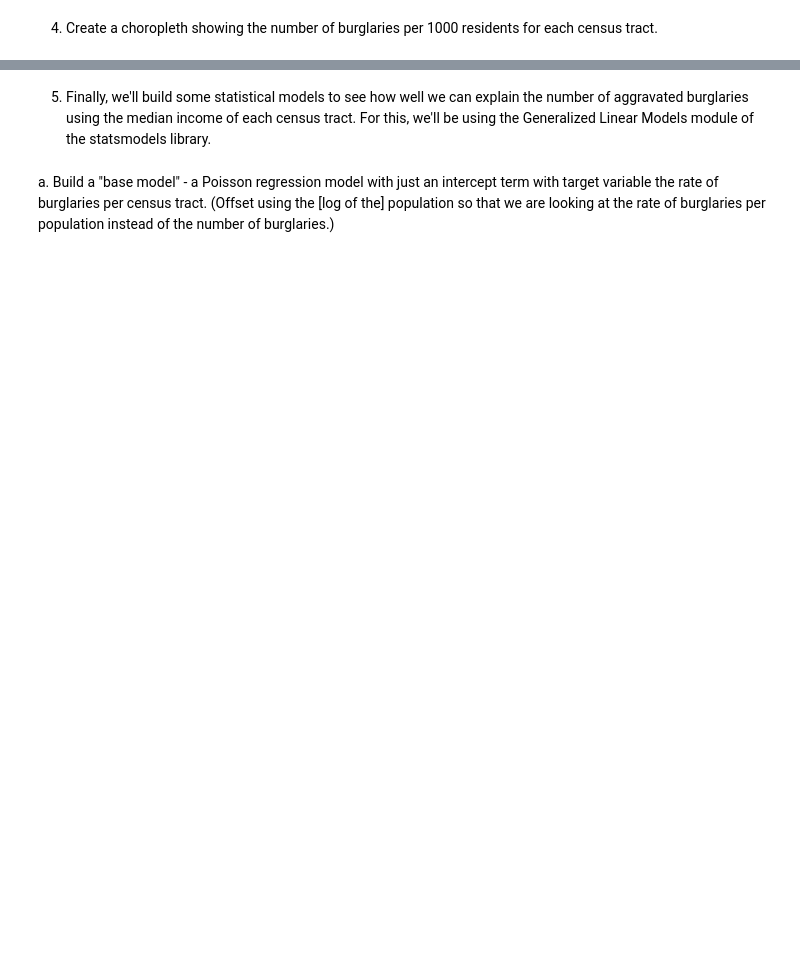
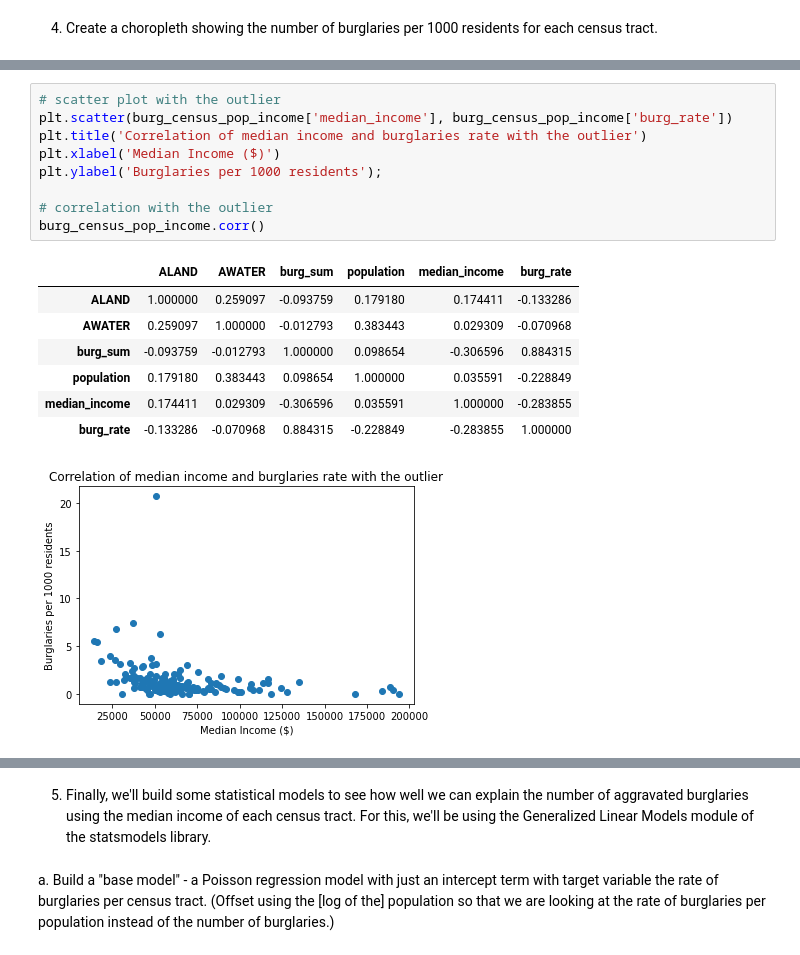
Before and after one commit to nss-data-science-cohort-5/geospatial_api-purple-pumas, a Jupyter notebook: notebooks/geospatial_api-purple-pumas.ipynb, the cells around one changed output, grey strips where cells are left out. Drawn from its saved outputs; the diff is of its cells as text; blank space fills up the shorter version.

```diff
--- a/notebooks/geospatial_api-purple-pumas.ipynb
+++ b/notebooks/geospatial_api-purple-pumas.ipynb
@@ -326,0 +134,18 @@ burg_census_pop_income.plot()
+# %%
+# scatter plot with the outlier
+plt.scatter(burg_census_pop_income['median_income'], burg_census_pop_income['burg_rate'])
+plt.title('Correlation of median income and burglaries rate with the outlier')
+plt.xlabel('Median Income ($)')
+plt.ylabel('Burglaries per 1000 residents');
+
+# correlation with the outlier
+burg_census_pop_income.corr()
+# %% [output]
+|  | ALAND | AWATER | burg_sum | population | median_income | burg_rate |
+| ALAND | 1.000000 | 0.259097 | -0.093759 | 0.179180 | 0.174411 | -0.133286 |
+| AWATER | 0.259097 | 1.000000 | -0.012793 | 0.383443 | 0.029309 | -0.070968 |
+| burg_sum | -0.093759 | -0.012793 | 1.000000 | 0.098654 | -0.306596 | 0.884315 |
+| population | 0.179180 | 0.383443 | 0.098654 | 1.000000 | 0.035591 | -0.228849 |
+| median_income | 0.174411 | 0.029309 | -0.306596 | 0.035591 | 1.000000 | -0.283855 |
+| burg_rate | -0.133286 | -0.070968 | 0.884315 | -0.228849 | -0.283855 | 1.000000 |
+[figure, added]
```
Also changed, not shown: parts of 56 cells of this notebook.
